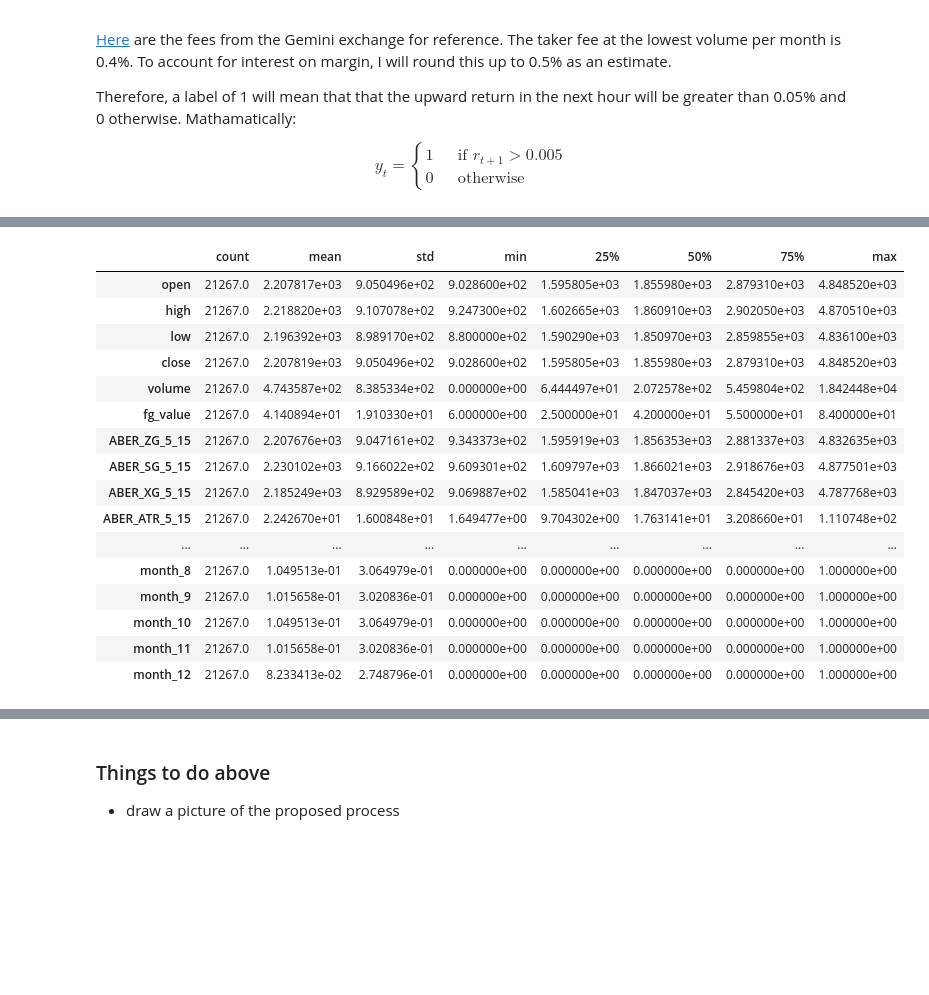
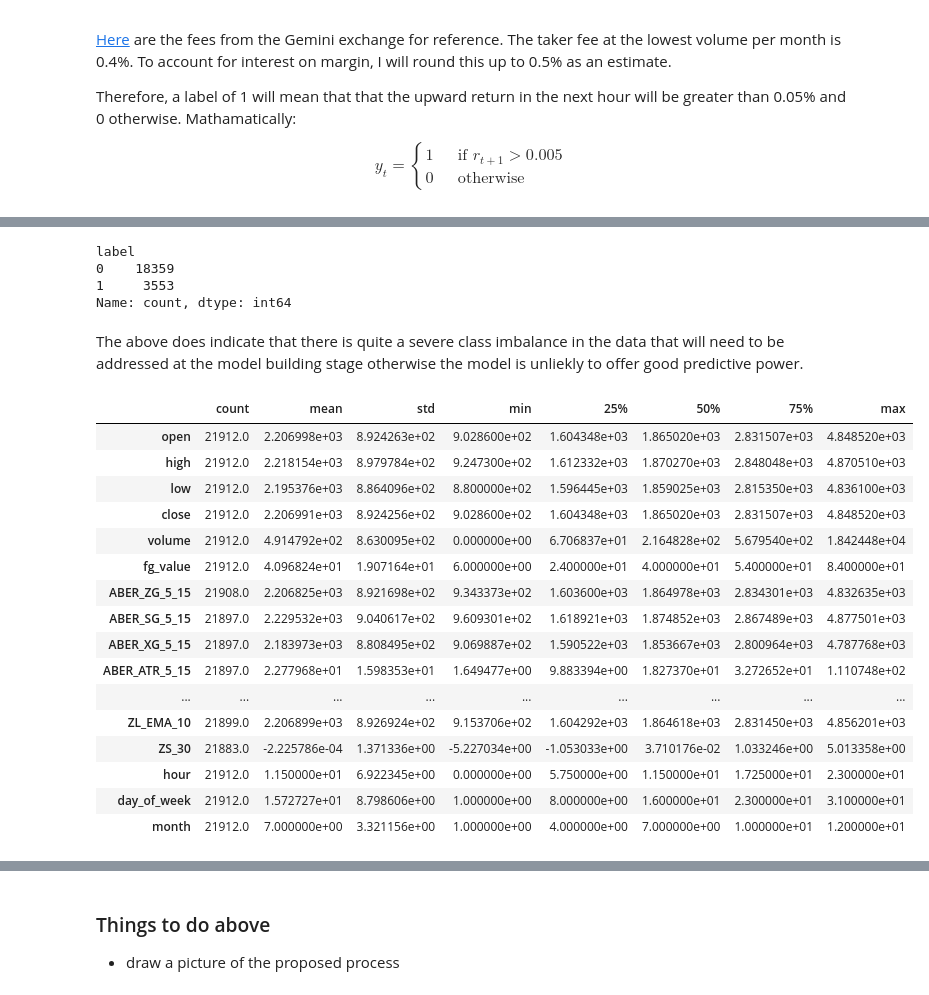
Before and after one commit to will-j-c/cqf_final_project_DL, a Jupyter notebook: report.ipynb, the cells around one changed output, grey strips where cells are left out. Saved outputs shown, nothing was run; the diff lists cells and outputs as text; code cells hidden in the pictures; blank space fills up the shorter version.

```diff
--- a/report.ipynb
+++ b/report.ipynb
@@ -218,20 +254,31 @@ X = df.drop('label', axis=1)
+# %%
+# Checking for class imbalances
+y.value_counts()
+# %% [output]
+label
+0    18359
+1     3553
+Name: count, dtype: int64
+# %% [markdown]
+The above does indicate that there is quite a severe class imbalance in the data that will need to be addressed at the model building stage otherwise the model is unliekly to offer good predictive power.
 # %%
-X.describe().T
+appendix_1 = X.describe().T
+appendix_1
 # %% [output]
 |  | count | mean | std | min | 25% | 50% | 75% | max |
-| open | 21267.0 | 2.207817e+03 | 9.050496e+02 | 9.028600e+02 | 1.595805e+03 | 1.855980e+03 | 2.879310e+03 | 4.848520e+03 |
-| high | 21267.0 | 2.218820e+03 | 9.107078e+02 | 9.247300e+02 | 1.602665e+03 | 1.860910e+03 | 2.902050e+03 | 4.870510e+03 |
-| low | 21267.0 | 2.196392e+03 | 8.989170e+02 | 8.800000e+02 | 1.590290e+03 | 1.850970e+03 | 2.859855e+03 | 4.836100e+03 |
-| close | 21267.0 | 2.207819e+03 | 9.050496e+02 | 9.028600e+02 | 1.595805e+03 | 1.855980e+03 | 2.879310e+03 | 4.848520e+03 |
-| volume | 21267.0 | 4.743587e+02 | 8.385334e+02 | 0.000000e+00 | 6.444497e+01 | 2.072578e+02 | 5.459804e+02 | 1.842448e+04 |
-| fg_value | 21267.0 | 4.140894e+01 | 1.910330e+01 | 6.000000e+00 | 2.500000e+01 | 4.200000e+01 | 5.500000e+01 | 8.400000e+01 |
-| ABER_ZG_5_15 | 21267.0 | 2.207676e+03 | 9.047161e+02 | 9.343373e+02 | 1.595919e+03 | 1.856353e+03 | 2.881337e+03 | 4.832635e+03 |
-| ABER_SG_5_15 | 21267.0 | 2.230102e+03 | 9.166022e+02 | 9.609301e+02 | 1.609797e+03 | 1.866021e+03 | 2.918676e+03 | 4.877501e+03 |
-| ABER_XG_5_15 | 21267.0 | 2.185249e+03 | 8.929589e+02 | 9.069887e+02 | 1.585041e+03 | 1.847037e+03 | 2.845420e+03 | 4.787768e+03 |
-| ABER_ATR_5_15 | 21267.0 | 2.242670e+01 | 1.600848e+01 | 1.649477e+00 | 9.704302e+00 | 1.763141e+01 | 3.208660e+01 | 1.110748e+02 |
+| open | 21912.0 | 2.206998e+03 | 8.924263e+02 | 9.028600e+02 | 1.604348e+03 | 1.865020e+03 | 2.831507e+03 | 4.848520e+03 |
+| high | 21912.0 | 2.218154e+03 | 8.979784e+02 | 9.247300e+02 | 1.612332e+03 | 1.870270e+03 | 2.848048e+03 | 4.870510e+03 |
+| low | 21912.0 | 2.195376e+03 | 8.864096e+02 | 8.800000e+02 | 1.596445e+03 | 1.859025e+03 | 2.815350e+03 | 4.836100e+03 |
+| close | 21912.0 | 2.206991e+03 | 8.924256e+02 | 9.028600e+02 | 1.604348e+03 | 1.865020e+03 | 2.831507e+03 | 4.848520e+03 |
+| volume | 21912.0 | 4.914792e+02 | 8.630095e+02 | 0.000000e+00 | 6.706837e+01 | 2.164828e+02 | 5.679540e+02 | 1.842448e+04 |
+| fg_value | 21912.0 | 4.096824e+01 | 1.907164e+01 | 6.000000e+00 | 2.400000e+01 | 4.000000e+01 | 5.400000e+01 | 8.400000e+01 |
+| ABER_ZG_5_15 | 21908.0 | 2.206825e+03 | 8.921698e+02 | 9.343373e+02 | 1.603600e+03 | 1.864978e+03 | 2.834301e+03 | 4.832635e+03 |
+| ABER_SG_5_15 | 21897.0 | 2.229532e+03 | 9.040617e+02 | 9.609301e+02 | 1.618921e+03 | 1.874852e+03 | 2.867489e+03 | 4.877501e+03 |
+| ABER_XG_5_15 | 21897.0 | 2.183973e+03 | 8.808495e+02 | 9.069887e+02 | 1.590522e+03 | 1.853667e+03 | 2.800964e+03 | 4.787768e+03 |
+| ABER_ATR_5_15 | 21897.0 | 2.277968e+01 | 1.598353e+01 | 1.649477e+00 | 9.883394e+00 | 1.827370e+01 | 3.272652e+01 | 1.110748e+02 |
 | ... | ... | ... | ... | ... | ... | ... | ... | ... |
-| month_8 | 21267.0 | 1.049513e-01 | 3.064979e-01 | 0.000000e+00 | 0.000000e+00 | 0.000000e+00 | 0.000000e+00 | 1.000000e+00 |
-| month_9 | 21267.0 | 1.015658e-01 | 3.020836e-01 | 0.000000e+00 | 0.000000e+00 | 0.000000e+00 | 0.000000e+00 | 1.000000e+00 |
-| month_10 | 21267.0 | 1.049513e-01 | 3.064979e-01 | 0.000000e+00 | 0.000000e+00 | 0.000000e+00 | 0.000000e+00 | 1.000000e+00 |
-| month_11 | 21267.0 | 1.015658e-01 | 3.020836e-01 | 0.000000e+00 | 0.000000e+00 | 0.000000e+00 | 0.000000e+00 | 1.000000e+00 |
-| month_12 | 21267.0 | 8.233413e-02 | 2.748796e-01 | 0.000000e+00 | 0.000000e+00 | 0.000000e+00 | 0.000000e+00 | 1.000000e+00 |
+| ZL_EMA_10 | 21899.0 | 2.206899e+03 | 8.926924e+02 | 9.153706e+02 | 1.604292e+03 | 1.864618e+03 | 2.831450e+03 | 4.856201e+03 |
+| ZS_30 | 21883.0 | -2.225786e-04 | 1.371336e+00 | -5.227034e+00 | -1.053033e+00 | 3.710176e-02 | 1.033246e+00 | 5.013358e+00 |
+| hour | 21912.0 | 1.150000e+01 | 6.922345e+00 | 0.000000e+00 | 5.750000e+00 | 1.150000e+01 | 1.725000e+01 | 2.300000e+01 |
+| day_of_week | 21912.0 | 1.572727e+01 | 8.798606e+00 | 1.000000e+00 | 8.000000e+00 | 1.600000e+01 | 2.300000e+01 | 3.100000e+01 |
+| month | 21912.0 | 7.000000e+00 | 3.321156e+00 | 1.000000e+00 | 4.000000e+00 | 7.000000e+00 | 1.000000e+01 | 1.200000e+01 |
```
Also changed, not shown: parts of 20 cells of this notebook.
